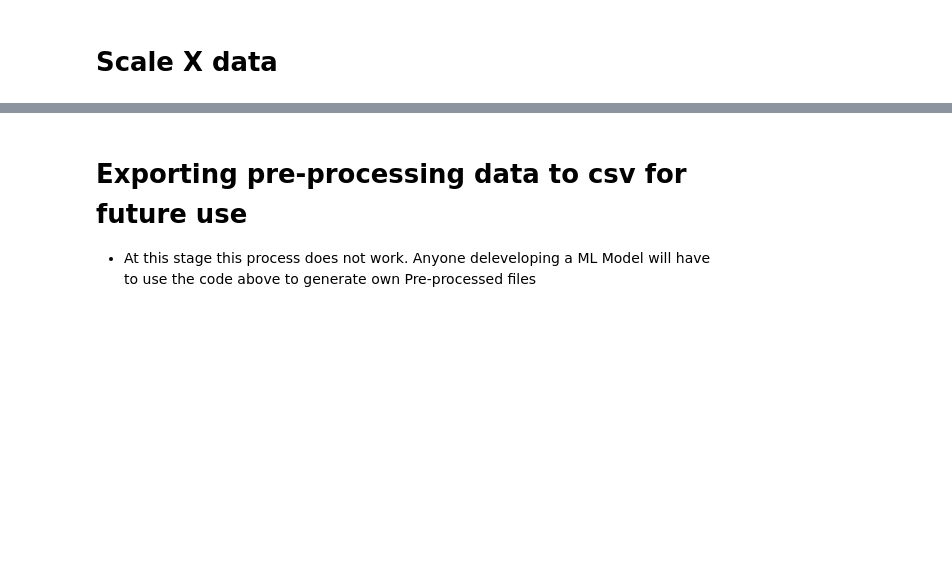
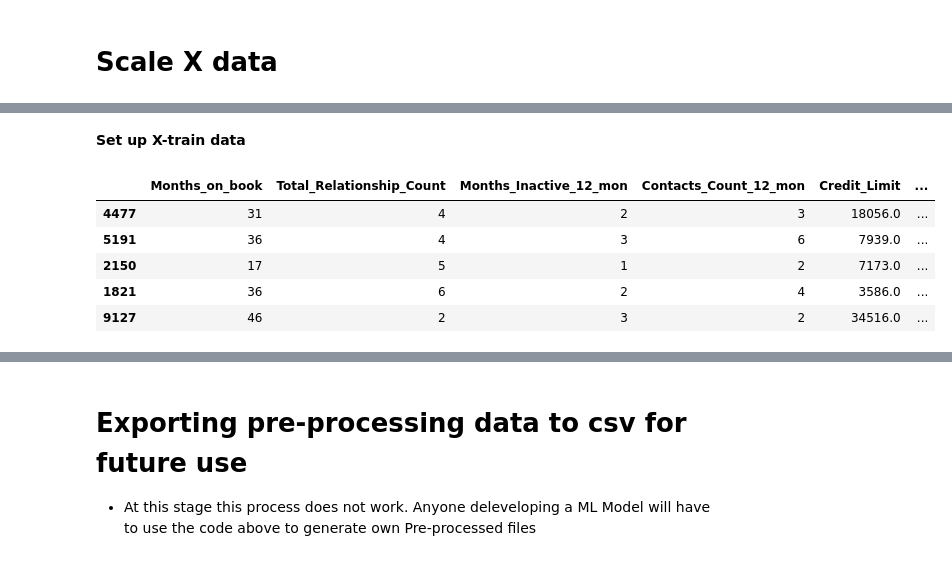
Before and after one commit to jMacProd/Machine-Learning-Credit-Card-Churn, a Jupyter notebook: 04 Pre-processing Template/01 Pre-processing- X-Y split - Y One-Hot Encoding - Train-Test Split - Scaling X Training Data.ipynb, the cells around one changed output, grey strips where cells are left out. Drawn from its saved outputs; the diff is of its cells as text; code cells hidden in the pictures; blank space fills up the shorter version.

```diff
--- a/04 Pre-processing Template/01 Pre-processing- X-Y split - Y One-Hot Encoding - Train-Test Split - Scaling X Training Data.ipynb
+++ b/04 Pre-processing Template/01 Pre-processing- X-Y split - Y One-Hot Encoding - Train-Test Split - Scaling X Training Data.ipynb
@@ -272,0 +304,7 @@ X_test_scaled = X_scaler.transform(X_test)
+# %%
+#List columns that need scaling
+col_names = ['Months_on_book', 'Total_Relationship_Count', 'Months_Inactive_12_mon',
+       'Contacts_Count_12_mon', 'Credit_Limit', 'Total_Revolving_Bal',
+       'Avg_Open_To_Buy', 'Total_Amt_Chng_Q4_Q1', 'Total_Trans_Amt',
+       'Total_Trans_Ct', 'Total_Ct_Chng_Q4_Q1']
+col_names
@@ -272,0 +323,16 @@ X_test_scaled = X_scaler.transform(X_test)
+# %% [markdown]
+**Set up X-train data**
+# %%
+#Copy the dataframe
+X_train_scaled = X_train.copy()
+# %%
+#Create dataframe of just the columns to be scaled
+X_train_features = X_train_scaled[col_names]
+X_train_features.head()
+# %% [output]
+|  | Months_on_book | Total_Relationship_Count | Months_Inactive_12_mon | Contacts_Count_12_mon | Credit_Limit | ... |
+| 4477 | 31 | 4 | 2 | 3 | 18056.0 | ... |
+| 5191 | 36 | 4 | 3 | 6 | 7939.0 | ... |
+| 2150 | 17 | 5 | 1 | 2 | 7173.0 | ... |
+| 1821 | 36 | 6 | 2 | 4 | 3586.0 | ... |
+| 9127 | 46 | 2 | 3 | 2 | 34516.0 | ... |
```
Also changed, not shown: parts of 34 cells of this notebook.
